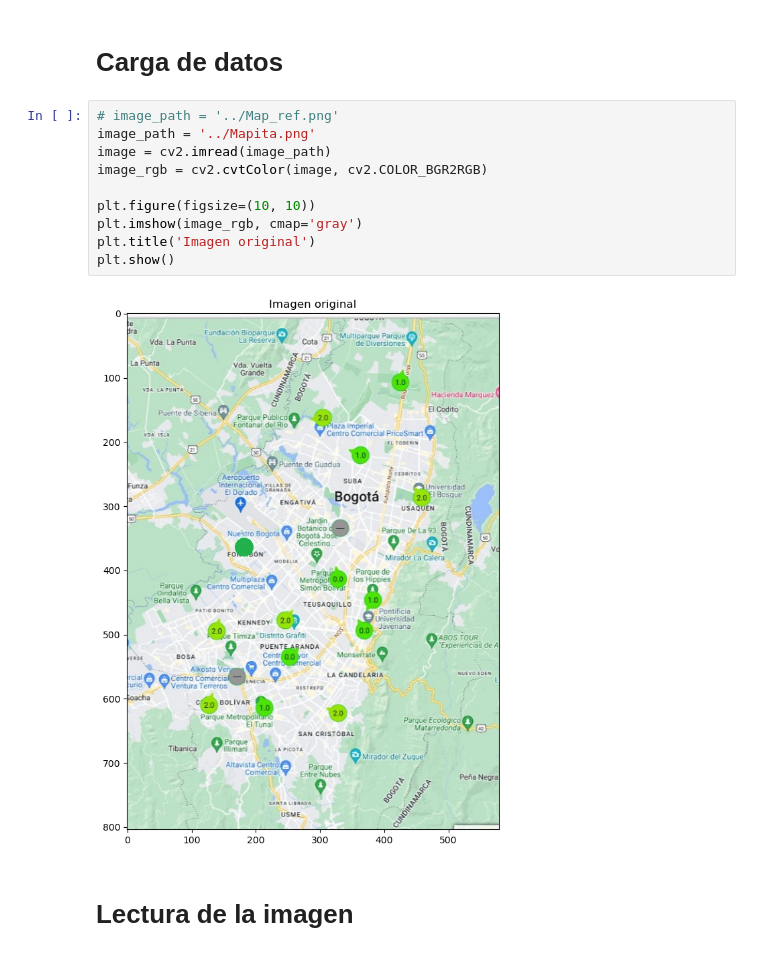
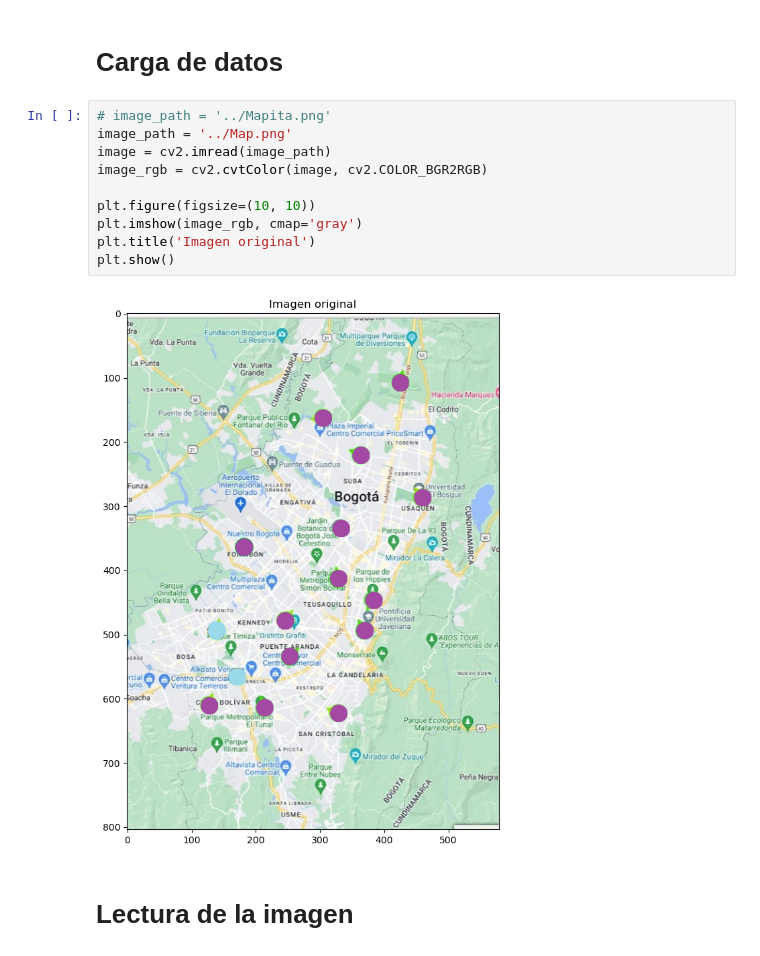
Before and after one commit to svargasro/Wildfire-Smoke-Spread-Over-Bogot-Workshops, a Jupyter notebook: Proyecto Final/Codigo/Analisis de Datos/Polucion/grid.ipynb, the cells around one changed output. Saved outputs shown, nothing was run; the diff lists cells and outputs as text.

```diff
--- a/Proyecto Final/Codigo/Analisis de Datos/Polucion/grid.ipynb
+++ b/Proyecto Final/Codigo/Analisis de Datos/Polucion/grid.ipynb
@@ -13,17 +13,17 @@ grid_size = (Lx, Ly)
 # %% [markdown]
 # Carga de datos
 # %%
-# image_path = '../Map_ref.png'
-image_path = '../Mapita.png'
+# image_path = '../Mapita.png'
+image_path = '../Map.png'
 image = cv2.imread(image_path)
 image_rgb = cv2.cvtColor(image, cv2.COLOR_BGR2RGB)
 
 plt.figure(figsize=(10, 10))
 plt.imshow(image_rgb, cmap='gray')
 plt.title('Imagen original')
 plt.show()
 # %% [output]
-[figure, old version]
+[figure, new version]
 # %% [markdown]
 # Lectura de la imagen
 # %%
```
Also changed, not shown: parts of 14 cells of this notebook, 4 other files.
